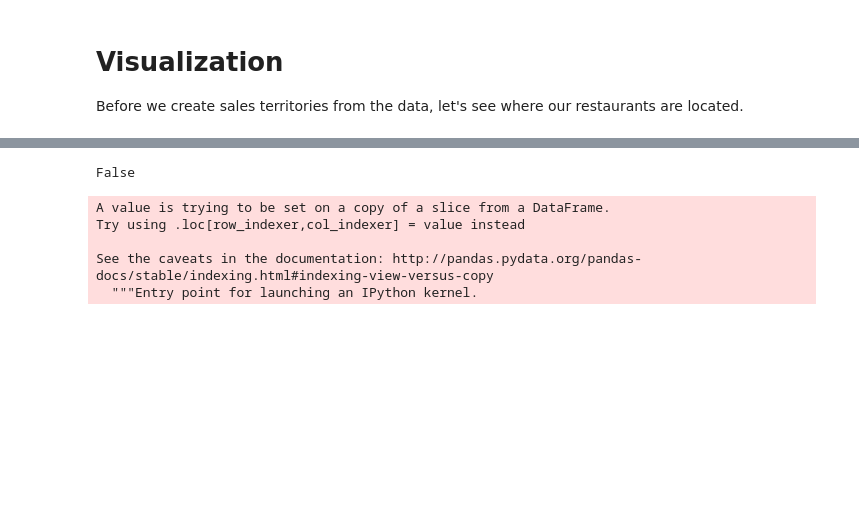
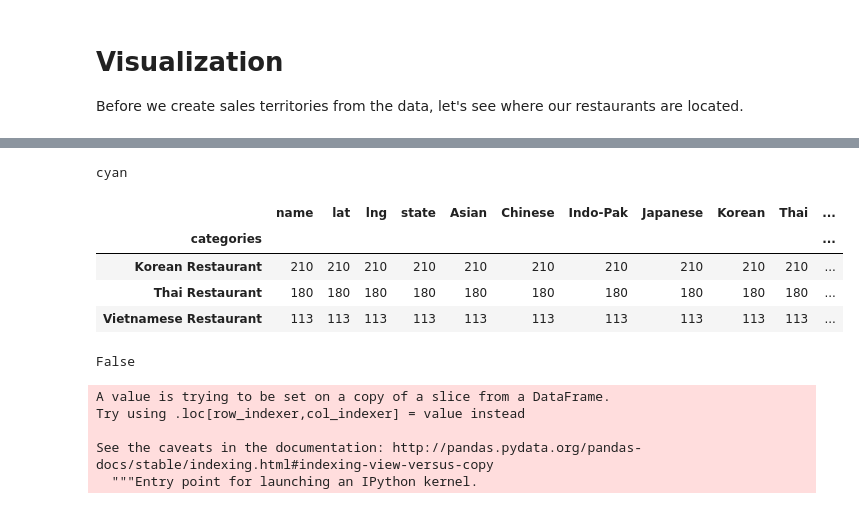
Before and after one commit to JamesDCage/Final-Week-0, a Jupyter notebook: Extracting_Data_from_Foursquare.ipynb, the cells around one changed output, grey strips where cells are left out. Drawn from its saved outputs; the diff is of its cells as text; code cells hidden in the pictures; blank space fills up the shorter version.

```diff
--- a/Extracting_Data_from_Foursquare.ipynb
+++ b/Extracting_Data_from_Foursquare.ipynb
@@ -762,3 +836,14 @@ AttributeError: ignored
+# %%
+x = 4
+print(color_dict[x])
+df_georgia[df_georgia['cluster'].isin([x])].groupby('categories').count().sort_values(by=['name'], ascending=False)
+# %% [output]
+cyan
+|  | name | lat | lng | state | Asian | Chinese | Indo-Pak | Japanese | Korean | Thai | ... |
+| categories |  |  |  |  |  |  |  |  |  |  | ... |
+| Korean Restaurant | 210 | 210 | 210 | 210 | 210 | 210 | 210 | 210 | 210 | 210 | ... |
+| Thai Restaurant | 180 | 180 | 180 | 180 | 180 | 180 | 180 | 180 | 180 | 180 | ... |
+| Vietnamese Restaurant | 113 | 113 | 113 | 113 | 113 | 113 | 113 | 113 | 113 | 113 | ... |
 # %%
 s = "Hello world how are you doing"
 "world|howdy" in s
```
Also changed, not shown: parts of 14 cells of this notebook.
